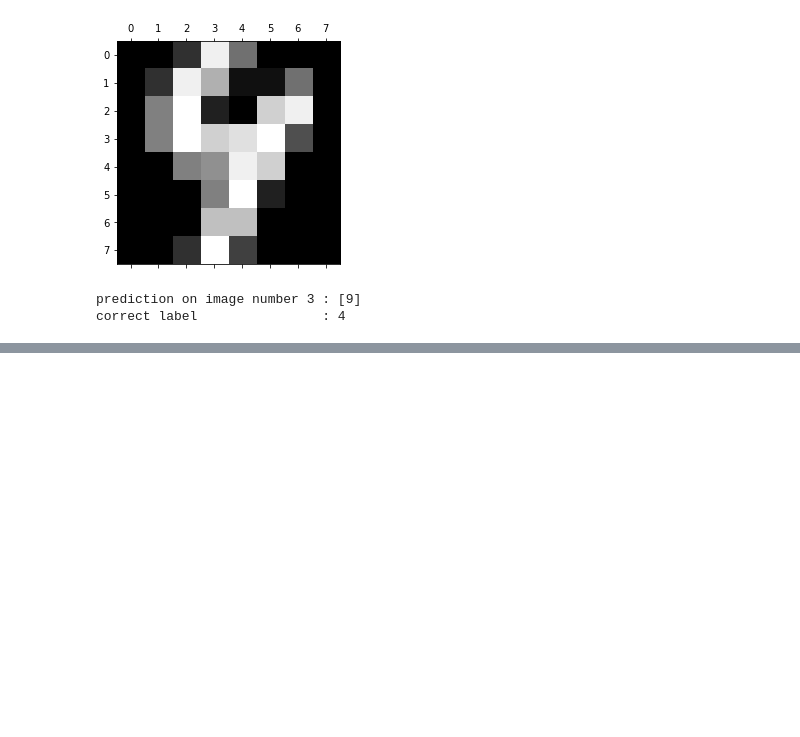
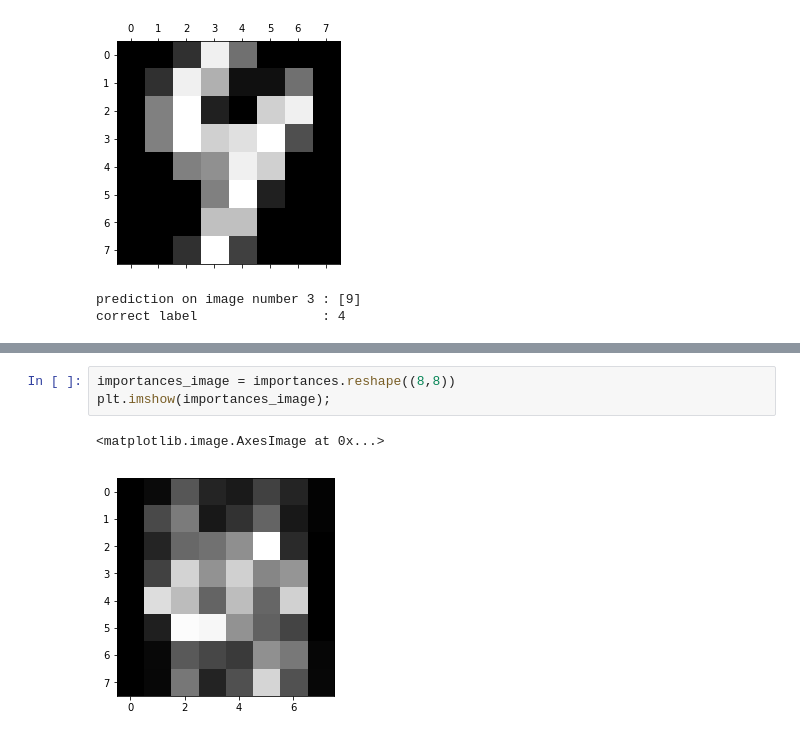
Before and after one commit to erachelson/IntroML, a Jupyter notebook: 5 - Random Forests/Decision Trees, Bagging and Random Forests.ipynb, the cells around one changed output, grey strips where cells are left out. Cells and saved outputs as stored; diff of their text form; blank space fills up the shorter version.

```diff
--- a/5 - Random Forests/Decision Trees, Bagging and Random Forests.ipynb
+++ b/5 - Random Forests/Decision Trees, Bagging and Random Forests.ipynb
@@ -884,0 +899,6 @@ correct label                : 4
+# %%
+importances_image = importances.reshape((8,8))
+plt.imshow(importances_image);
+# %% [output]
+<matplotlib.image.AxesImage at 0x...>
+[figure, added]
```
Also changed, not shown: parts of 18 cells of this notebook, 8 other files.
